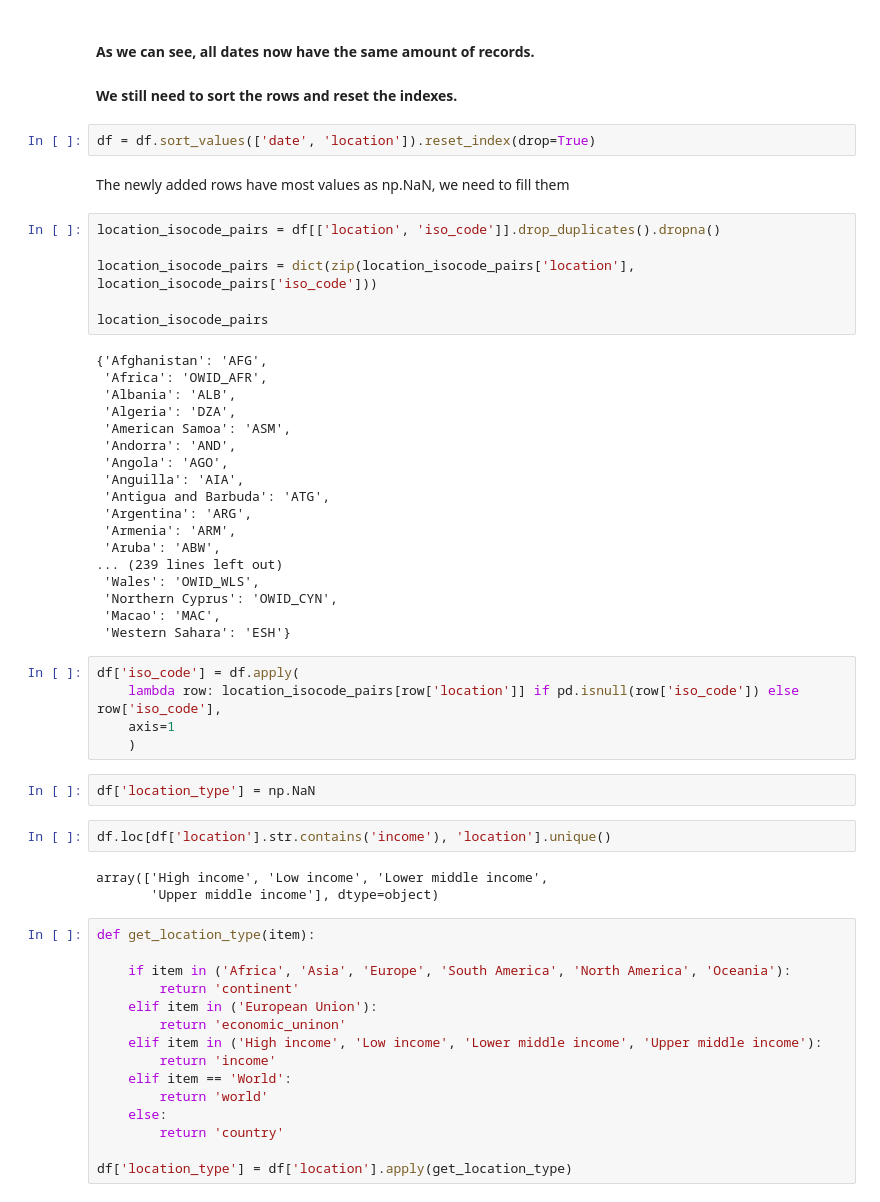
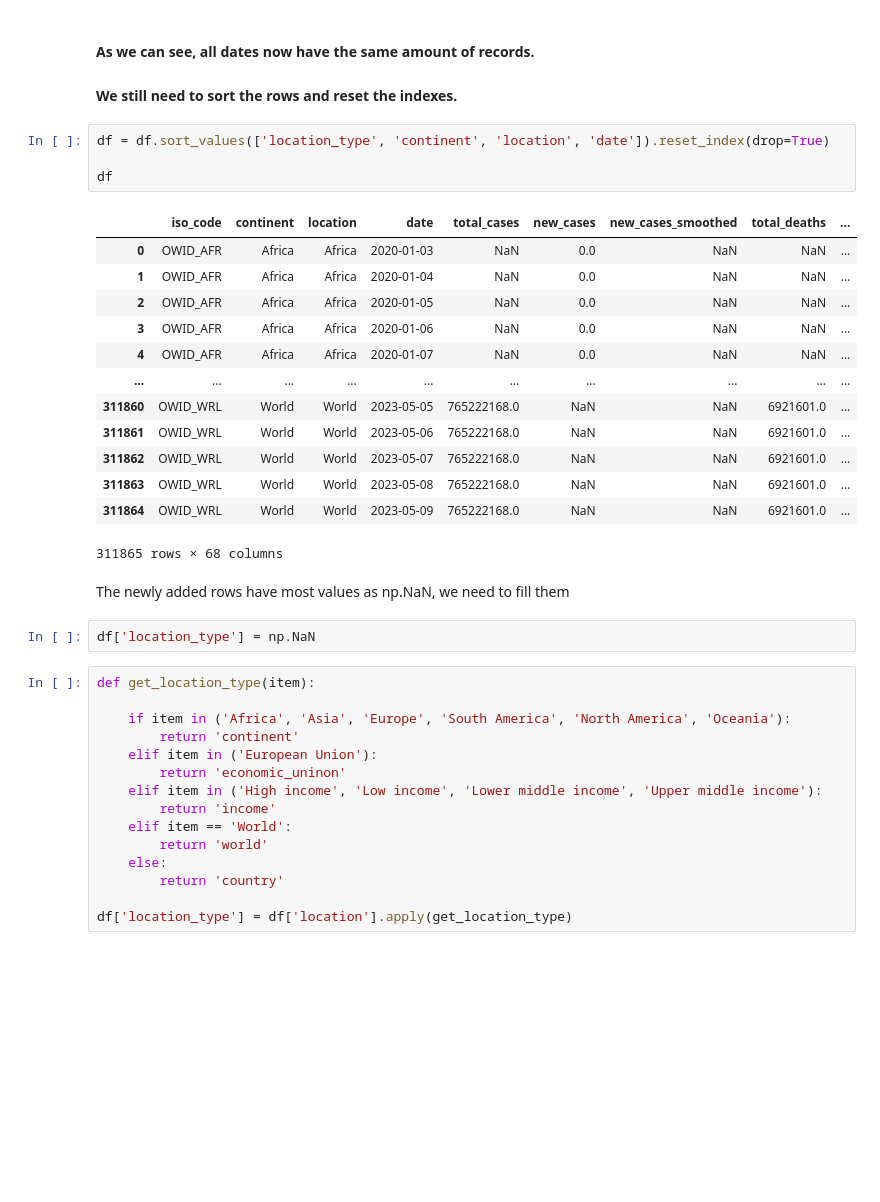
Before and after one commit to PaoloCarlevero/portfolio, a Jupyter notebook: dashboard/covid_vaccinations/DataExploration.ipynb, the cells around one changed output. Drawn from its saved outputs; the diff is of its cells as text; blank space fills up the shorter version.

```diff
--- a/dashboard/covid_vaccinations/DataExploration.ipynb
+++ b/dashboard/covid_vaccinations/DataExploration.ipynb
@@ -192,45 +192,27 @@ plt.show()
 #### As we can see, all dates now have the same amount of records.
 #### We still need to sort the rows and reset the indexes.
 # %%
-df = df.sort_values(['date', 'location']).reset_index(drop=True)
+df = df.sort_values(['location_type', 'continent', 'location', 'date']).reset_index(drop=True)
+
+df
+# %% [output]
+|  | iso_code | continent | location | date | total_cases | new_cases | new_cases_smoothed | total_deaths | ... |
+| 0 | OWID_AFR | Africa | Africa | 2020-01-03 | NaN | 0.0 | NaN | NaN | ... |
+| 1 | OWID_AFR | Africa | Africa | 2020-01-04 | NaN | 0.0 | NaN | NaN | ... |
+| 2 | OWID_AFR | Africa | Africa | 2020-01-05 | NaN | 0.0 | NaN | NaN | ... |
+| 3 | OWID_AFR | Africa | Africa | 2020-01-06 | NaN | 0.0 | NaN | NaN | ... |
+| 4 | OWID_AFR | Africa | Africa | 2020-01-07 | NaN | 0.0 | NaN | NaN | ... |
+| ... | ... | ... | ... | ... | ... | ... | ... | ... | ... |
+| 311860 | OWID_WRL | World | World | 2023-05-05 | 765222168.0 | NaN | NaN | 6921601.0 | ... |
+| 311861 | OWID_WRL | World | World | 2023-05-06 | 765222168.0 | NaN | NaN | 6921601.0 | ... |
+| 311862 | OWID_WRL | World | World | 2023-05-07 | 765222168.0 | NaN | NaN | 6921601.0 | ... |
+| 311863 | OWID_WRL | World | World | 2023-05-08 | 765222168.0 | NaN | NaN | 6921601.0 | ... |
+| 311864 | OWID_WRL | World | World | 2023-05-09 | 765222168.0 | NaN | NaN | 6921601.0 | ... |
+311865 rows × 68 columns
 # %% [markdown]
 The newly added rows have most values as np.NaN, we need to fill them
-# %%
-location_isocode_pairs = df[['location', 'iso_code']].drop_duplicates().dropna()
-
-location_isocode_pairs = dict(zip(location_isocode_pairs['location'], location_isocode_pairs['iso_code']))
-
-location_isocode_pairs
-# %% [output]
-{'Afghanistan': 'AFG',
- 'Africa': 'OWID_AFR',
- 'Albania': 'ALB',
- 'Algeria': 'DZA',
- 'American Samoa': 'ASM',
- 'Andorra': 'AND',
- 'Angola': 'AGO',
- 'Anguilla': 'AIA',
- 'Antigua and Barbuda': 'ATG',
- 'Argentina': 'ARG',
- 'Armenia': 'ARM',
- 'Aruba': 'ABW',
-... (239 lines left out)
- 'Wales': 'OWID_WLS',
- 'Northern Cyprus': 'OWID_CYN',
- 'Macao': 'MAC',
- 'Western Sahara': 'ESH'}
-# %%
-df['iso_code'] = df.apply(
-    lambda row: location_isocode_pairs[row['location']] if pd.isnull(row['iso_code']) else row['iso_code'],
-    axis=1
-    )
 # %%
 df['location_type'] = np.NaN
-# %%
-df.loc[df['location'].str.contains('income'), 'location'].unique()
-# %% [output]
-array(['High income', 'Low income', 'Lower middle income',
-       'Upper middle income'], dtype=object)
 # %%
 def get_location_type(item):
 
```
Also changed, not shown: parts of 25 cells of this notebook, 6 other files.
